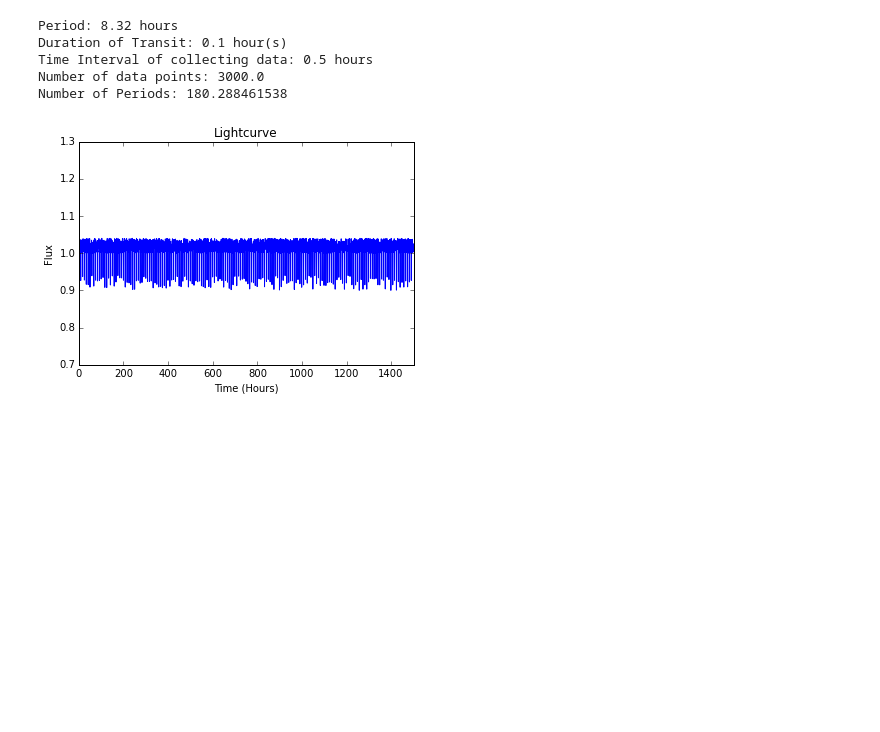
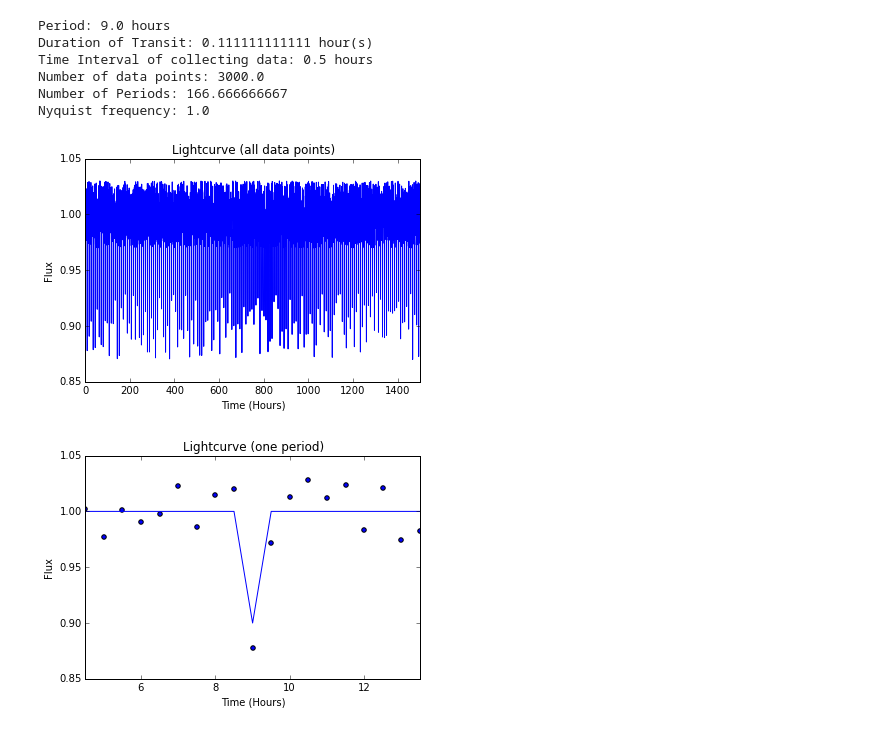
Before and after one commit to dianadianadiana/FFT, a Jupyter notebook: flux_function.ipynb, the cells around one changed output. Drawn from its saved outputs; the diff is of its cells as text; code cells hidden in the pictures; blank space fills up the shorter version.

```diff
--- a/flux_function.ipynb
+++ b/flux_function.ipynb
@@ -54,11 +55,12 @@ def flux(t, x):
 # %%
 #Variables
 
-delta = .1 # depth # (Rplanet / Rstar)**2
+delta = .1 # depth    # (Rplanet / Rstar)**2
 t0 = 0.0 # time of transit in hours
-period = 8.32 # orbital period in hours
-d = .1 # duration of transit in hours
-sigma = 0.04 #scatter
+period = 9.0 # orbital period in hours
+d =  period**(-2/3) # duration of transit in hours -- QUESTION is there a better value for it?
+        # scales with P^(-2/3)
+sigma = 0.03 #scatter
 time_int = .5 # time interval of receiving data in hours
 x = [delta, t0, period, d, sigma, time_int]
 
@@ -74,19 +76,45 @@ t = np.linspace(a, b, N, endpoint = False)
 d_pts = (b-a)/N
 print("Number of Periods: " +str((b-a)/period))
 
-#plot lightcurve
-f = flux(t, x)
-plt.plot(t, f)
-plt.title("Lightcurve")
-plt.xlabel("Time (Hours)")
-plt.ylabel("Flux")
-plt.xlim([a,b])
-plt.ylim([.7,1.3])
-plt.show()
+#distance between points
+d_pts = (b - a) / N
+#Nyquist frequency # https://en.wikipedia.org/wiki/Nyquist_frequency
+nyquist_freq = .5 / d_pts
+print("Nyquist frequency: " + str(nyquist_freq))
 # %% [output]
-Period: 8.32 hours
-Duration of Transit: 0.1 hour(s)
+Period: 9.0 hours
+Duration of Transit: 0.111111111111 hour(s)
 Time Interval of collecting data: 0.5 hours
 Number of data points: 3000.0
-Number of Periods: 180.288461538
+Number of Periods: 166.666666667
+Nyquist frequency: 1.0
-[figure, removed]
+# %%
+#plot the lightcurves
+
+#plot lightcurve all data points
+plt.figure()
+f = flux(t,x)
+plt.plot(t, f)
+plt.title("Lightcurve (all data points)")
+plt.xlabel("Time (Hours)")
+plt.ylabel("Flux")
+plt.xlim([a, b])
+plt.ylim([1 - 1.5*delta, 1 + .5*delta])
+plt.show()
+
+#plot lightcurve upclose
+plt.figure()
+x1 = x
+x1[4]= 0.0 #zero scatter
+f1 = flux(t, x1)
+plt.plot(t, f1)
+plt.scatter(t, f)
+plt.title("Lightcurve (one period)")
+plt.xlabel("Time (Hours)")
+plt.ylabel("Flux")
+plt.xlim([period - .5*period, period + .5*period])
+plt.ylim([1 - 1.5*delta, 1 + .5*delta])
+plt.show()
+# %% [output]
+[figure, added]
+[figure, added]
```
Also changed, not shown: parts of 9 cells of this notebook.
